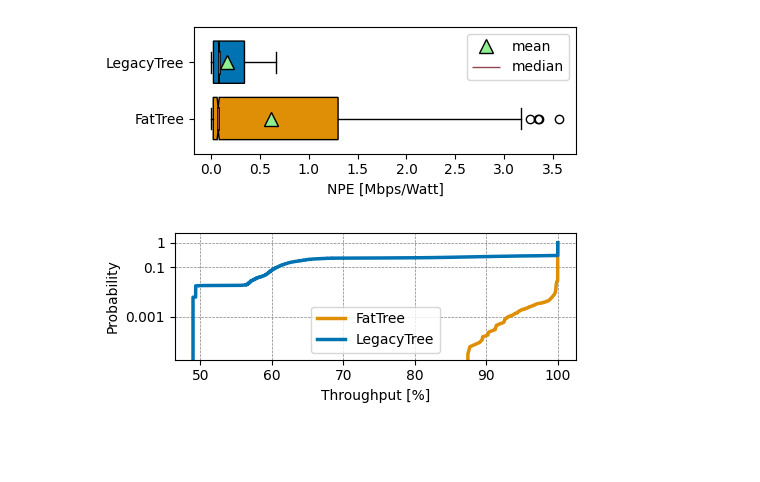
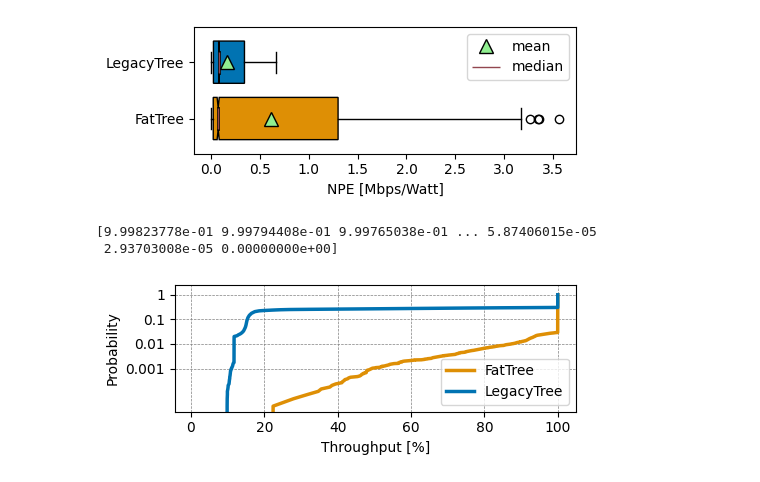
Before and after one commit to T0mexX/opendc-t0m3x, a Jupyter notebook: opendc-experiments/opendc-experiments-base/src/main/resources/process/exp4/exp4.ipynb, the cells around one changed output. Cells and saved outputs as stored; diff of their text form; code cells hidden in the pictures; blank space fills up the shorter version.

```diff
--- a/opendc-experiments/opendc-experiments-base/src/main/resources/process/exp4/exp4.ipynb
+++ b/opendc-experiments/opendc-experiments-base/src/main/resources/process/exp4/exp4.ipynb
@@ -91,34 +91,38 @@ def tput_tail_dist():
         rcdf = 1 - cdf  # Compute RCDF
         return sorted_data, rcdf
 
-    tput1 = list(map(lambda x: x * 100, ftree_net_df[NetOutCol.AVG_TPUT_RATIO]))
-    tput2 = list(map(lambda x: x * 100, tree_net_df[NetOutCol.AVG_TPUT_RATIO]))
+    tput1 = list(map(lambda x: x * 100, ftree_net_df[NetOutCol.TOT_TPUT_RATIO]))
+    tput2 = list(map(lambda x: x * 100, tree_net_df[NetOutCol.TOT_TPUT_RATIO]))
     x1, y1 = compute_rcdf(tput1)
     x2, y2 = compute_rcdf(tput2)
+
+    print(y1[5:])
 
     plt.plot(x1, y1, label="FatTree", linewidth=2.5, color=ftree_clr)
     plt.plot(x2, y2, label="LegacyTree", linewidth=2.5, color=tree_clr)
     plt.yscale("log")
 
     def format_func(value, tick_position):
         return f'{value:.3f}'.rstrip('0').rstrip('.') if value != 0 else '0'
 
     # Apply the custom formatter to y-axis
-    plt.yticks([0.001, 0.1, 1])
+    plt.yticks([0.001, 0.01, 0.1, 1])
     plt.gca().yaxis.set_major_formatter(ticker.FuncFormatter(format_func))
 
     plt.legend(loc="best")
     plt.xlabel("Throughput [%]")
     plt.ylabel("Probability")
     plt.ylim([None, 2.5])
 
     plt.grid(True, which='major', axis='both', linestyle='--', linewidth=0.5, color='gray')
     plt.tight_layout()
 
     plt.savefig("./tput_tail.png", dpi=300, bbox_inches="tight")
 
 
 
 tput_tail_dist()
 # %% [output]
+[9.99823778e-01 9.99794408e-01 9.99765038e-01 ... 5.87406015e-05
+ 2.93703008e-05 0.00000000e+00]
-[figure, old version]
+[figure, new version]
```
Also changed, not shown: 23 other files.
